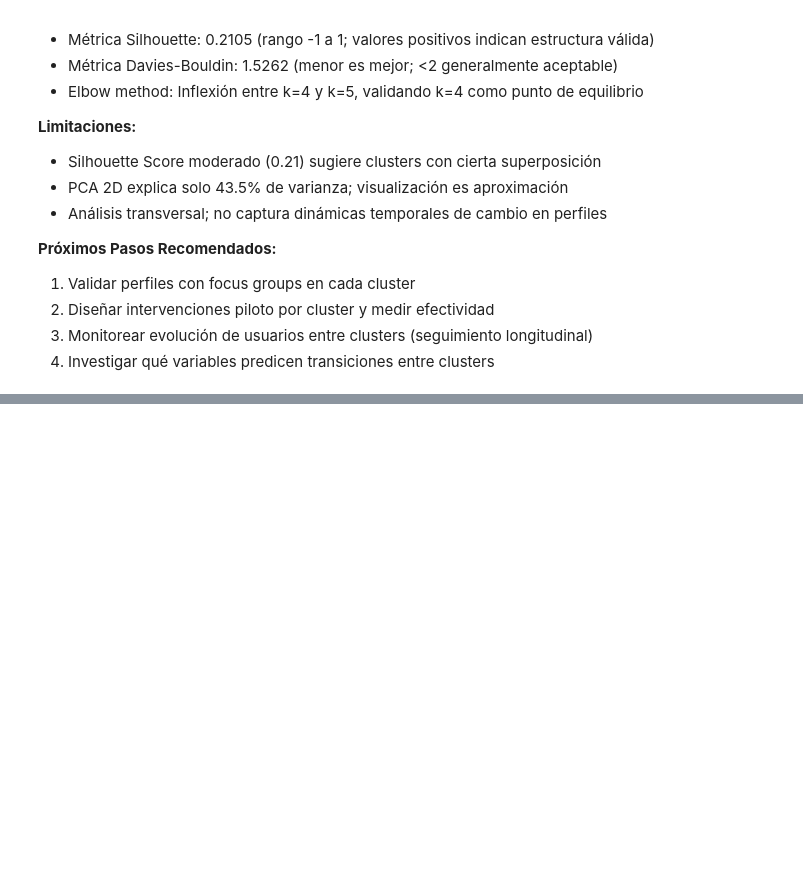
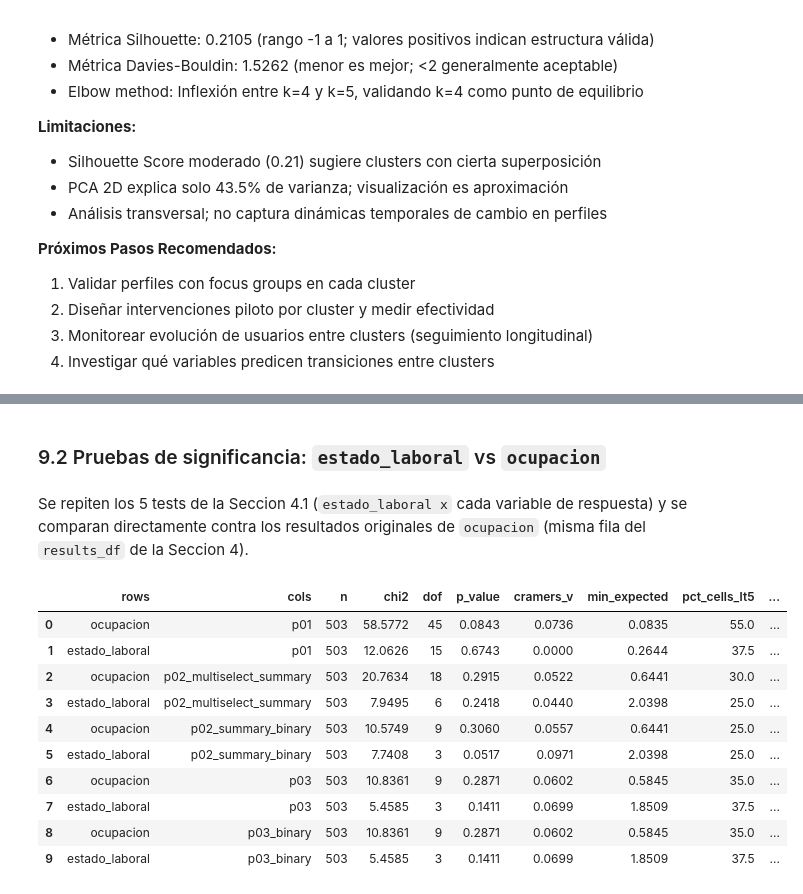
Before and after one commit to tomasleale/icd_ia, a Jupyter notebook: ia_icd_competentes_analysis.ipynb, the cells around one changed output, grey strips where cells are left out. Drawn from its saved outputs; the diff is of its cells as text; code cells hidden in the pictures; blank space fills up the shorter version.

```diff
--- a/ia_icd_competentes_analysis.ipynb
+++ b/ia_icd_competentes_analysis.ipynb
@@ -2186,0 +2279,29 @@ un segmento con características demográficas, barreras de empleabilidad e inte
+# %% [markdown]
+### 9.2 Pruebas de significancia: `estado_laboral` vs `ocupacion`
+# %% [markdown]
+Se repiten los 5 tests de la Seccion 4.1 (`estado_laboral x` cada variable de respuesta) y
+se comparan directamente contra los resultados originales de `ocupacion` (misma fila del
+`results_df` de la Seccion 4).
+# %%
+demo_pairs_v2 = []
+for resp in response_vars:
+    demo_pairs_v2.append(chi2_association(dfcomp, rows="ocupacion", cols=resp))
+    demo_pairs_v2.append(chi2_association(dfcomp, rows="estado_laboral", cols=resp))
+
+compare_df = pd.DataFrame(demo_pairs_v2)[
+    ["rows", "cols", "n", "chi2", "dof", "p_value", "cramers_v",
+     "min_expected", "pct_cells_lt5", "significant"]
+]
+compare_df.round(4)
+# %% [output]
+|  | rows | cols | n | chi2 | dof | p_value | cramers_v | min_expected | pct_cells_lt5 | ... |
+| 0 | ocupacion | p01 | 503 | 58.5772 | 45 | 0.0843 | 0.0736 | 0.0835 | 55.0 | ... |
+| 1 | estado_laboral | p01 | 503 | 12.0626 | 15 | 0.6743 | 0.0000 | 0.2644 | 37.5 | ... |
+| 2 | ocupacion | p02_multiselect_summary | 503 | 20.7634 | 18 | 0.2915 | 0.0522 | 0.6441 | 30.0 | ... |
+| 3 | estado_laboral | p02_multiselect_summary | 503 | 7.9495 | 6 | 0.2418 | 0.0440 | 2.0398 | 25.0 | ... |
+| 4 | ocupacion | p02_summary_binary | 503 | 10.5749 | 9 | 0.3060 | 0.0557 | 0.6441 | 25.0 | ... |
+| 5 | estado_laboral | p02_summary_binary | 503 | 7.7408 | 3 | 0.0517 | 0.0971 | 2.0398 | 25.0 | ... |
+| 6 | ocupacion | p03 | 503 | 10.8361 | 9 | 0.2871 | 0.0602 | 0.5845 | 35.0 | ... |
+| 7 | estado_laboral | p03 | 503 | 5.4585 | 3 | 0.1411 | 0.0699 | 1.8509 | 37.5 | ... |
+| 8 | ocupacion | p03_binary | 503 | 10.8361 | 9 | 0.2871 | 0.0602 | 0.5845 | 35.0 | ... |
+| 9 | estado_laboral | p03_binary | 503 | 5.4585 | 3 | 0.1411 | 0.0699 | 1.8509 | 37.5 | ... |
```
Also changed, not shown: parts of 29 cells of this notebook, 15 other files.
